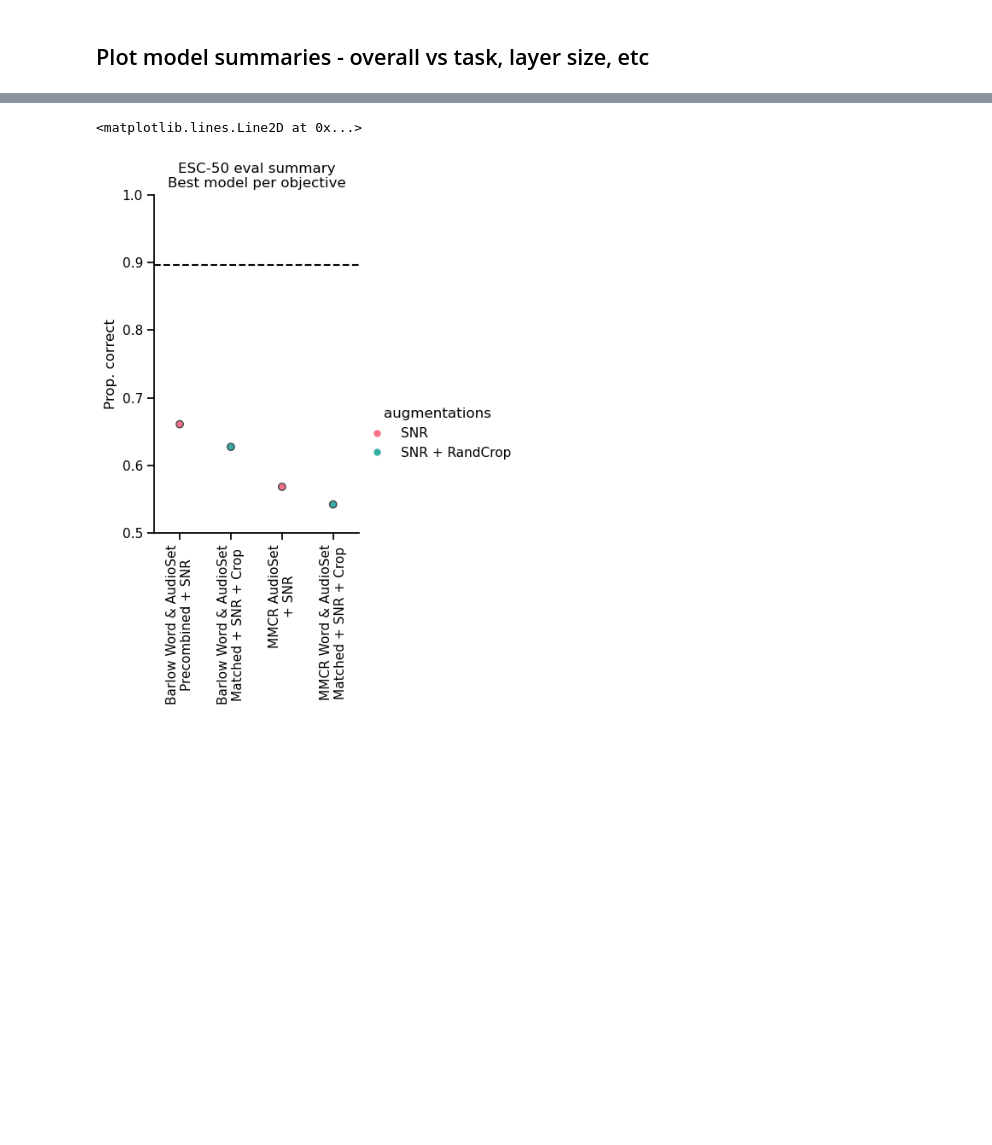
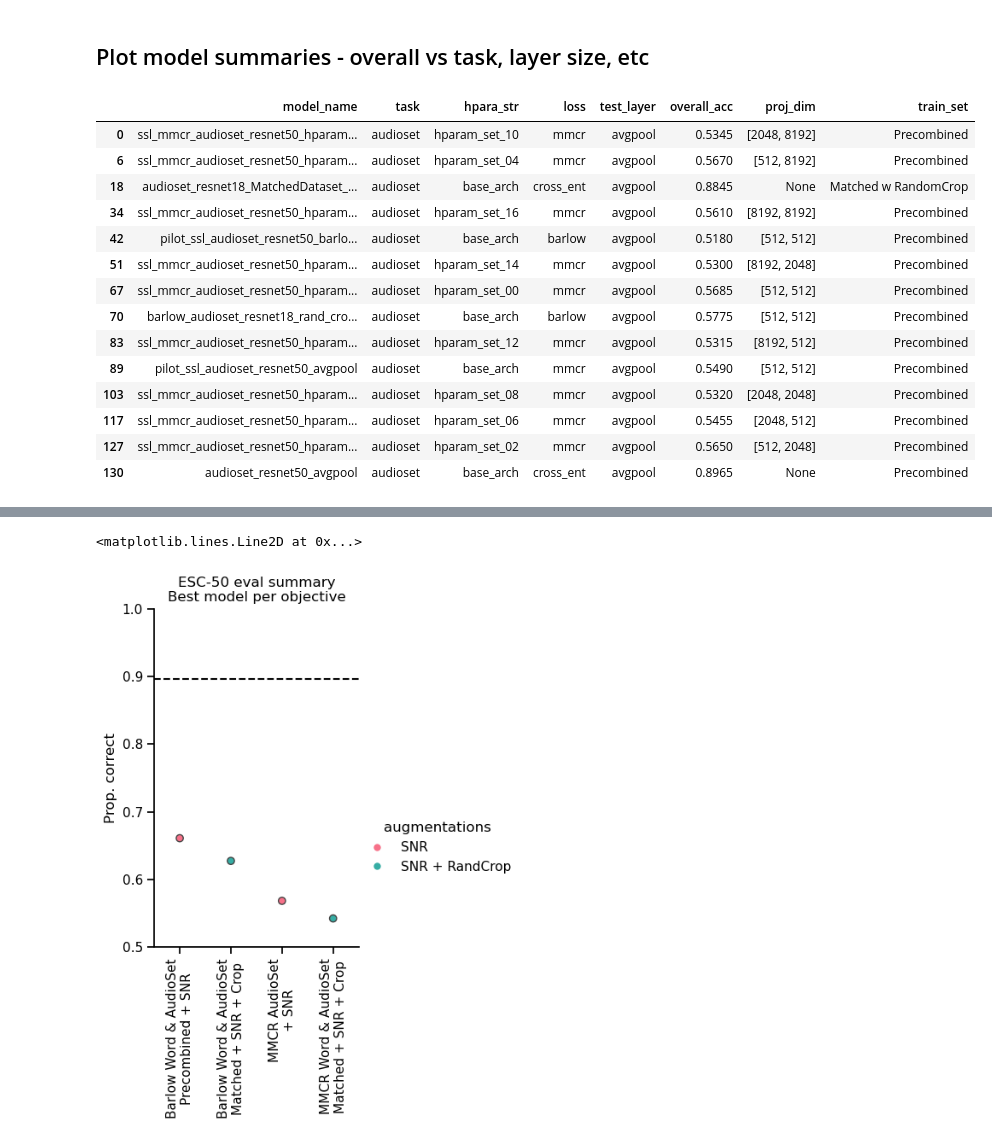
Before and after one commit to Feather-Lab/audio-ssl, a Jupyter notebook: notebooks/plot_esc_50_results_summary.ipynb, the cells around one changed output, grey strips where cells are left out. Saved outputs shown, nothing was run; the diff lists cells and outputs as text; code cells hidden in the pictures; blank space fills up the shorter version.

Commit message:
Track single task models

```diff
--- a/notebooks/plot_esc_50_results_summary.ipynb
+++ b/notebooks/plot_esc_50_results_summary.ipynb
@@ -158,6 +158,24 @@ for i, results_path in enumerate(all_model_results):
     df_list.append(data)
 df = pd.DataFrame.from_records(df_list)
 df['test_layer'] = df['test_layer'].astype('str')
+# %%
+df[(df.task == 'audioset') & (df.test_layer == 'avgpool')]
+# %% [output]
+|  | model_name | task | hpara_str | loss | test_layer | overall_acc | proj_dim | train_set |
+| 0 | ssl_mmcr_audioset_resnet50_hparam... | audioset | hparam_set_10 | mmcr | avgpool | 0.5345 | [2048, 8192] | Precombined |
+| 6 | ssl_mmcr_audioset_resnet50_hparam... | audioset | hparam_set_04 | mmcr | avgpool | 0.5670 | [512, 8192] | Precombined |
+| 18 | audioset_resnet18_MatchedDataset_... | audioset | base_arch | cross_ent | avgpool | 0.8845 | None | Matched w RandomCrop |
+| 34 | ssl_mmcr_audioset_resnet50_hparam... | audioset | hparam_set_16 | mmcr | avgpool | 0.5610 | [8192, 8192] | Precombined |
+| 42 | pilot_ssl_audioset_resnet50_barlo... | audioset | base_arch | barlow | avgpool | 0.5180 | [512, 512] | Precombined |
+| 51 | ssl_mmcr_audioset_resnet50_hparam... | audioset | hparam_set_14 | mmcr | avgpool | 0.5300 | [8192, 2048] | Precombined |
+| 67 | ssl_mmcr_audioset_resnet50_hparam... | audioset | hparam_set_00 | mmcr | avgpool | 0.5685 | [512, 512] | Precombined |
+| 70 | barlow_audioset_resnet18_rand_cro... | audioset | base_arch | barlow | avgpool | 0.5775 | [512, 512] | Precombined |
+| 83 | ssl_mmcr_audioset_resnet50_hparam... | audioset | hparam_set_12 | mmcr | avgpool | 0.5315 | [8192, 512] | Precombined |
+| 89 | pilot_ssl_audioset_resnet50_avgpool | audioset | base_arch | mmcr | avgpool | 0.5490 | [512, 512] | Precombined |
+| 103 | ssl_mmcr_audioset_resnet50_hparam... | audioset | hparam_set_08 | mmcr | avgpool | 0.5320 | [2048, 2048] | Precombined |
+| 117 | ssl_mmcr_audioset_resnet50_hparam... | audioset | hparam_set_06 | mmcr | avgpool | 0.5455 | [2048, 512] | Precombined |
+| 127 | ssl_mmcr_audioset_resnet50_hparam... | audioset | hparam_set_02 | mmcr | avgpool | 0.5650 | [512, 2048] | Precombined |
+| 130 | audioset_resnet50_avgpool | audioset | base_arch | cross_ent | avgpool | 0.8965 | None | Precombined |
 # %%
 g = sns.catplot(data=df.sort_values("overall_acc", ascending=False).iloc[:20], kind='point', x='overall_acc', y='model_name',hue='loss', height=5)
 g.set_xticklabels(rotation=90)
```
Also changed, not shown: parts of 2 cells of this notebook, 15 other files.
